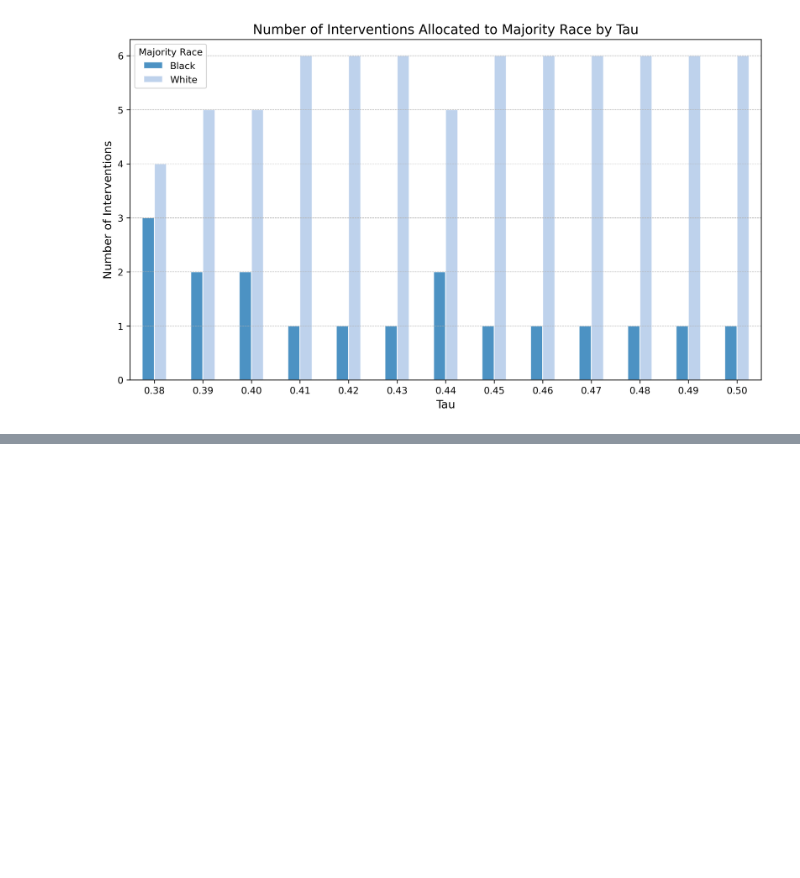
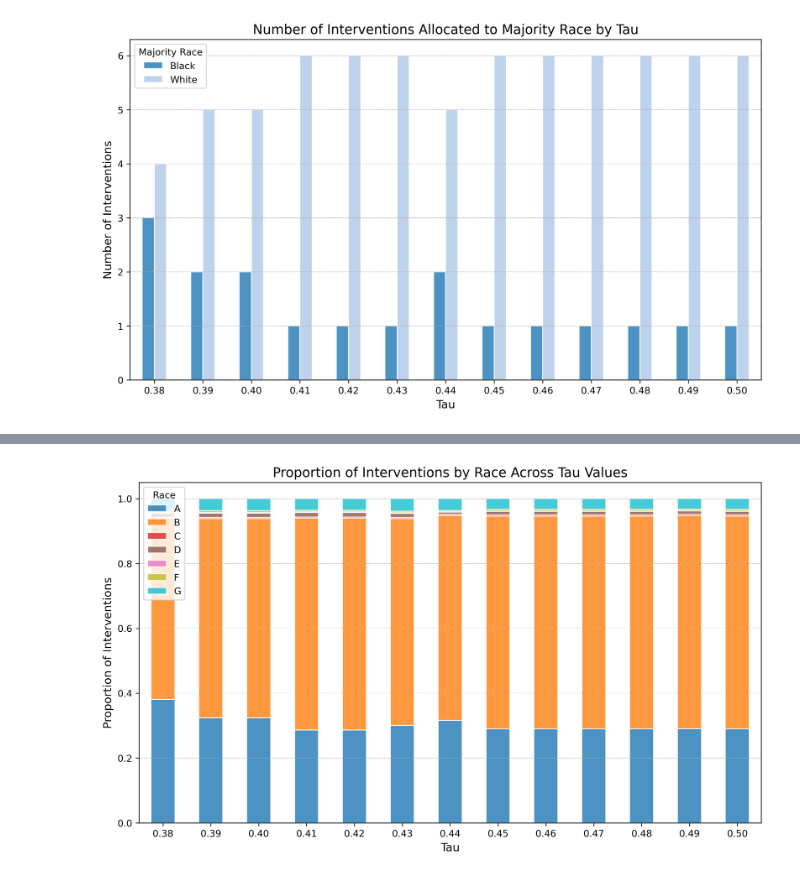
Before and after one commit to Angelinaaaaaaaaaaaa/Addressing-Voter-Turnout-Disparities-through-Data-Driven-Resource-Allocation, a Jupyter notebook: WI25/new_plot.ipynb, the cells around one changed output, grey strips where cells are left out. Cells and saved outputs as stored; diff of their text form; code cells hidden in the pictures; blank space fills up the shorter version.

Commit message:
plot

```diff
--- a/WI25/new_plot.ipynb
+++ b/WI25/new_plot.ipynb
@@ -395,0 +317,59 @@ plt.show()
+# %%
+import pandas as pd
+import matplotlib.pyplot as plt
+
+# Load your dataset
+df = pd.read_csv('GA_features.csv')
+
+# Race columns
+race_columns = ['registered_A', 'registered_B', 'registered_C',
+                'registered_D', 'registered_E', 'registered_F', 'registered_G']
+
+# Function to count the number of interventions per race for each tau
+def count_race_proportions(tau, interventions, df):
+    race_counts = {race: 0 for race in race_columns}  # Initialize race counts
+
+    # Count interventions per race
+    for county_id in interventions:
+        for race in race_columns:
+            race_counts[race] += df.loc[county_id, race]
+
+    # Convert counts to proportions
+    total_interventions = sum(race_counts.values())
+    if total_interventions > 0:
+        race_proportions = {race.replace('registered_', ''): count / total_interventions for race, count in race_counts.items()}
+    else:
+        race_proportions = {race.replace('registered_', ''): 0 for race in race_columns}
+
+    return race_proportions
+
+# Create a dictionary to store the results
+race_proportion_data = {tau: count_race_proportions(tau, counties, df) for tau, counties in interventions_per_tau.items()}
+
+# Convert the race_proportion_data dictionary into a DataFrame for plotting
+race_proportion_df = pd.DataFrame(race_proportion_data).T
+
+# Plotting the results
+fig, ax = plt.subplots(figsize=(10, 6), dpi=300)
+
+# Stacked bar plot for each tau value
+race_proportion_df.plot.bar(ax=ax, stacked=True, colormap='tab10', edgecolor='white', alpha=0.8)
+
+# Adding labels, title, and formatting
+ax.set_ylabel('Proportion of Interventions', fontsize=12)
+ax.set_xlabel('Tau', fontsize=12)
+ax.set_title('Proportion of Interventions by Race Across Tau Values', fontsize=14)
+ax.legend(title="Race", loc='upper left', fontsize=10)
+
+# Rotate the x-axis labels for better readability
+ax.set_xticklabels([f'{tau:.2f}' for tau in race_proportion_df.index], rotation=0, ha='center')
+
+# Adding a grid to make it more readable
+ax.grid(axis='y', linestyle='--', linewidth=0.5)
+
+# Adjust the layout
+plt.tight_layout()
+plt.savefig('results/race_proportion_plot.png', dpi=300)
+plt.show()
+# %% [output]
+[figure, added]
```
Also changed, not shown: parts of 10 cells of this notebook, 6 other files.
